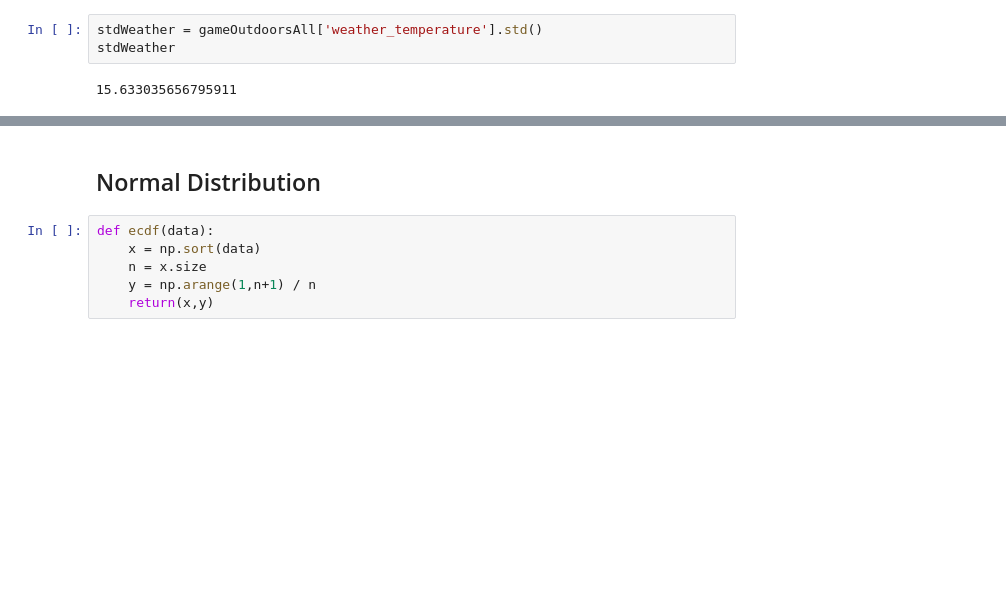
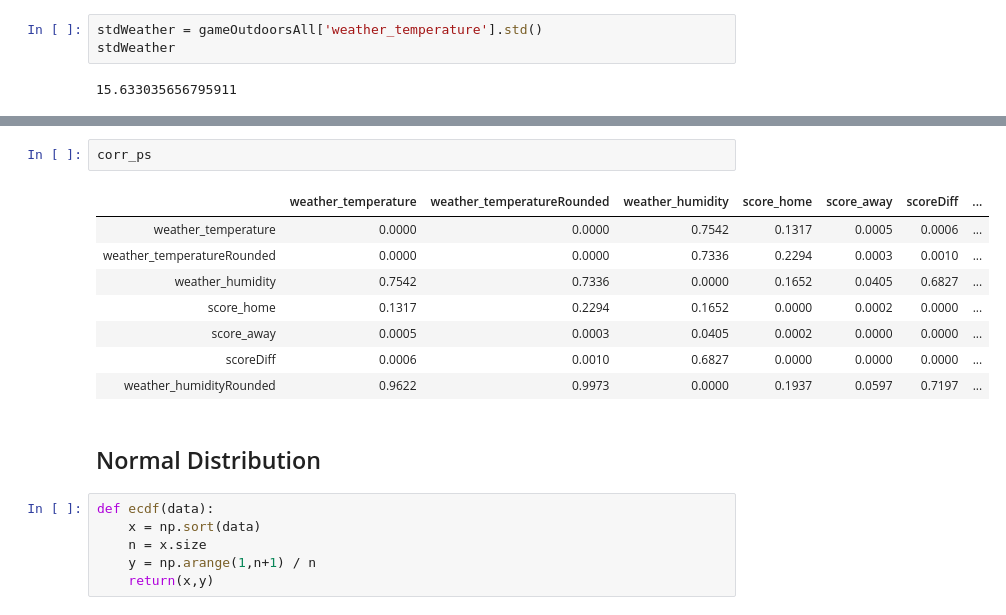
Before and after one commit to rezalution/Springboard, a Jupyter notebook: Capstone #1/Statistical Data Analysis.ipynb, the cells around one changed output, grey strips where cells are left out. Cells and saved outputs as stored; diff of their text form; blank space fills up the shorter version.

```diff
--- a/Capstone #1/Statistical Data Analysis.ipynb
+++ b/Capstone #1/Statistical Data Analysis.ipynb
@@ -524,3 +583,14 @@ stdWeather
+# %%
+corr_ps
+# %% [output]
+|  | weather_temperature | weather_temperatureRounded | weather_humidity | score_home | score_away | scoreDiff | ... |
+| weather_temperature | 0.0000 | 0.0000 | 0.7542 | 0.1317 | 0.0005 | 0.0006 | ... |
+| weather_temperatureRounded | 0.0000 | 0.0000 | 0.7336 | 0.2294 | 0.0003 | 0.0010 | ... |
+| weather_humidity | 0.7542 | 0.7336 | 0.0000 | 0.1652 | 0.0405 | 0.6827 | ... |
+| score_home | 0.1317 | 0.2294 | 0.1652 | 0.0000 | 0.0002 | 0.0000 | ... |
+| score_away | 0.0005 | 0.0003 | 0.0405 | 0.0002 | 0.0000 | 0.0000 | ... |
+| scoreDiff | 0.0006 | 0.0010 | 0.6827 | 0.0000 | 0.0000 | 0.0000 | ... |
+| weather_humidityRounded | 0.9622 | 0.9973 | 0.0000 | 0.1937 | 0.0597 | 0.7197 | ... |
 # %% [markdown]
 <h2> Normal Distribution
 # %%
```
Also changed, not shown: parts of 20 cells of this notebook.
